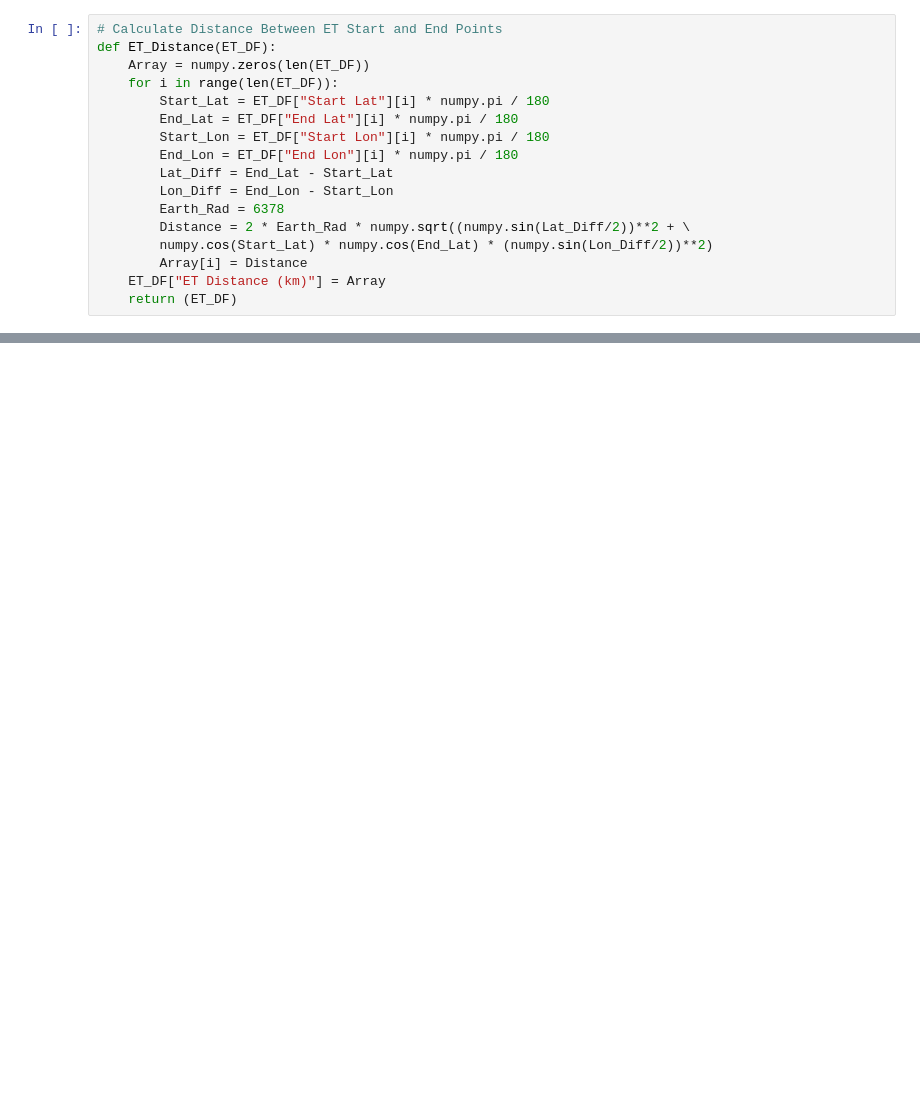
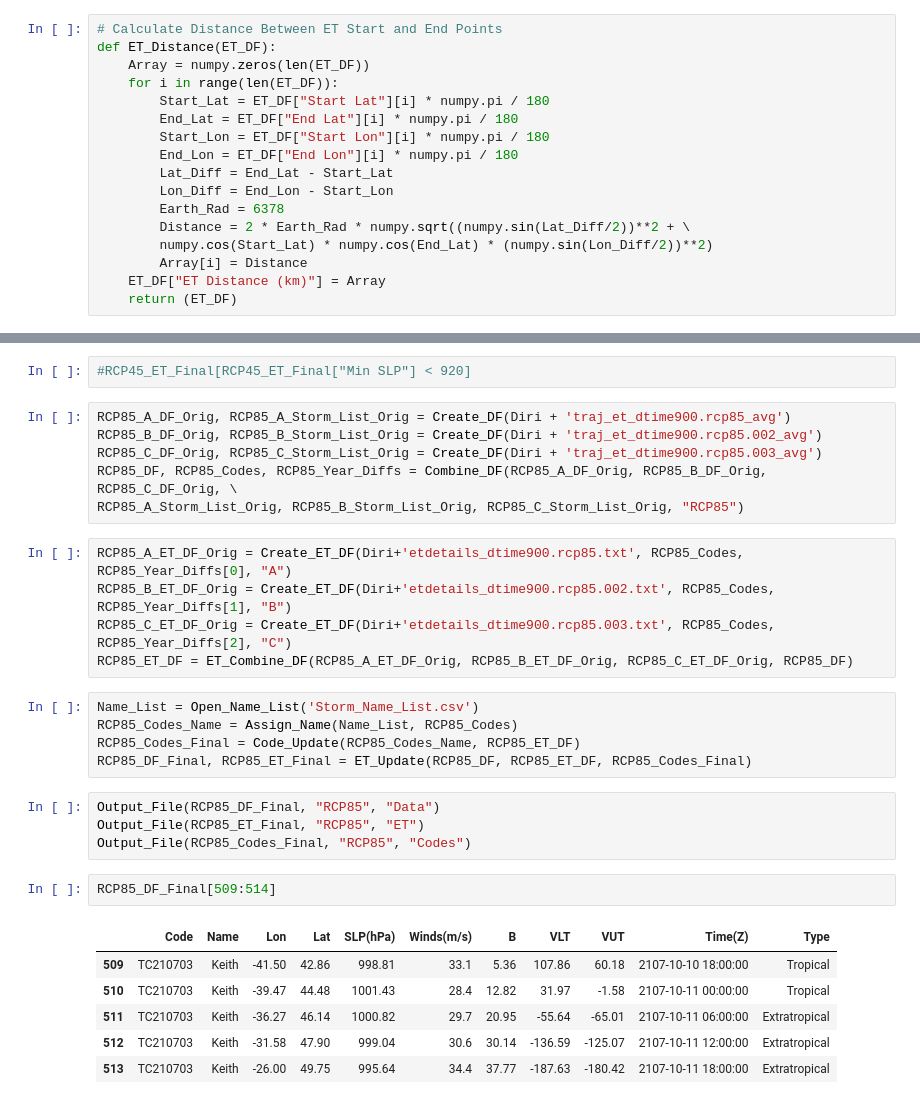
Before and after one commit to Luigi728/Penn_State_Research, a Jupyter notebook: RCP_Analysis_V2.1.ipynb, the cells around one changed output, grey strips where cells are left out. Saved outputs shown, nothing was run; the diff lists cells and outputs as text; blank space fills up the shorter version.

```diff
--- a/RCP_Analysis_V2.1.ipynb
+++ b/RCP_Analysis_V2.1.ipynb
@@ -385,0 +554,31 @@ Control_DF_Final
+# %%
+#RCP45_ET_Final[RCP45_ET_Final["Min SLP"] < 920]
+# %%
+RCP85_A_DF_Orig, RCP85_A_Storm_List_Orig = Create_DF(Diri + 'traj_et_dtime900.rcp85_avg')
+RCP85_B_DF_Orig, RCP85_B_Storm_List_Orig = Create_DF(Diri + 'traj_et_dtime900.rcp85.002_avg')
+RCP85_C_DF_Orig, RCP85_C_Storm_List_Orig = Create_DF(Diri + 'traj_et_dtime900.rcp85.003_avg')
+RCP85_DF, RCP85_Codes, RCP85_Year_Diffs = Combine_DF(RCP85_A_DF_Orig, RCP85_B_DF_Orig, RCP85_C_DF_Orig, \
+RCP85_A_Storm_List_Orig, RCP85_B_Storm_List_Orig, RCP85_C_Storm_List_Orig, "RCP85")
+# %%
+RCP85_A_ET_DF_Orig = Create_ET_DF(Diri+'etdetails_dtime900.rcp85.txt', RCP85_Codes, RCP85_Year_Diffs[0], "A")
+RCP85_B_ET_DF_Orig = Create_ET_DF(Diri+'etdetails_dtime900.rcp85.002.txt', RCP85_Codes, RCP85_Year_Diffs[1], "B")
+RCP85_C_ET_DF_Orig = Create_ET_DF(Diri+'etdetails_dtime900.rcp85.003.txt', RCP85_Codes, RCP85_Year_Diffs[2], "C")
+RCP85_ET_DF = ET_Combine_DF(RCP85_A_ET_DF_Orig, RCP85_B_ET_DF_Orig, RCP85_C_ET_DF_Orig, RCP85_DF)
+# %%
+Name_List = Open_Name_List('Storm_Name_List.csv')
+RCP85_Codes_Name = Assign_Name(Name_List, RCP85_Codes)
+RCP85_Codes_Final = Code_Update(RCP85_Codes_Name, RCP85_ET_DF)
+RCP85_DF_Final, RCP85_ET_Final = ET_Update(RCP85_DF, RCP85_ET_DF, RCP85_Codes_Final)
+# %%
+Output_File(RCP85_DF_Final, "RCP85", "Data")
+Output_File(RCP85_ET_Final, "RCP85", "ET")
+Output_File(RCP85_Codes_Final, "RCP85", "Codes")
+# %%
+RCP85_DF_Final[509:514]
+# %% [output]
+|  | Code | Name | Lon | Lat | SLP(hPa) | Winds(m/s) | B | VLT | VUT | Time(Z) | Type |
+| 509 | TC210703 | Keith | -41.50 | 42.86 | 998.81 | 33.1 | 5.36 | 107.86 | 60.18 | 2107-10-10 18:00:00 | Tropical |
+| 510 | TC210703 | Keith | -39.47 | 44.48 | 1001.43 | 28.4 | 12.82 | 31.97 | -1.58 | 2107-10-11 00:00:00 | Tropical |
+| 511 | TC210703 | Keith | -36.27 | 46.14 | 1000.82 | 29.7 | 20.95 | -55.64 | -65.01 | 2107-10-11 06:00:00 | Extratropical |
+| 512 | TC210703 | Keith | -31.58 | 47.90 | 999.04 | 30.6 | 30.14 | -136.59 | -125.07 | 2107-10-11 12:00:00 | Extratropical |
+| 513 | TC210703 | Keith | -26.00 | 49.75 | 995.64 | 34.4 | 37.77 | -187.63 | -180.42 | 2107-10-11 18:00:00 | Extratropical |
```
Also changed, not shown: parts of 35 cells of this notebook, 1 other file.
